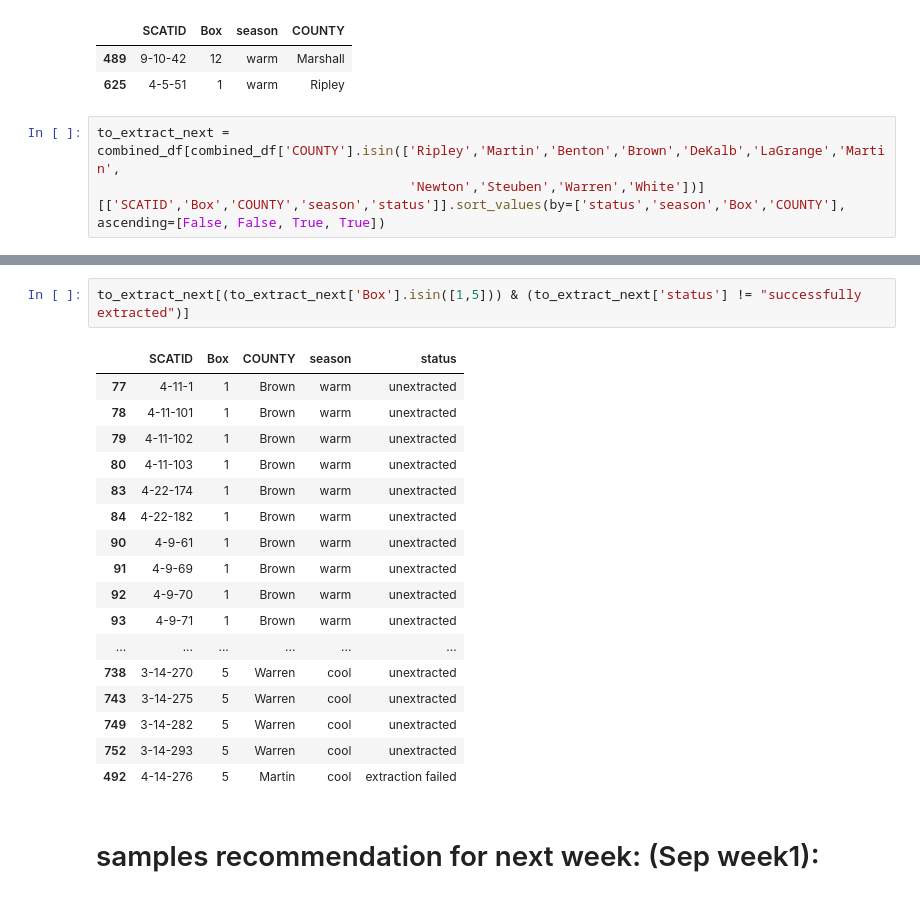
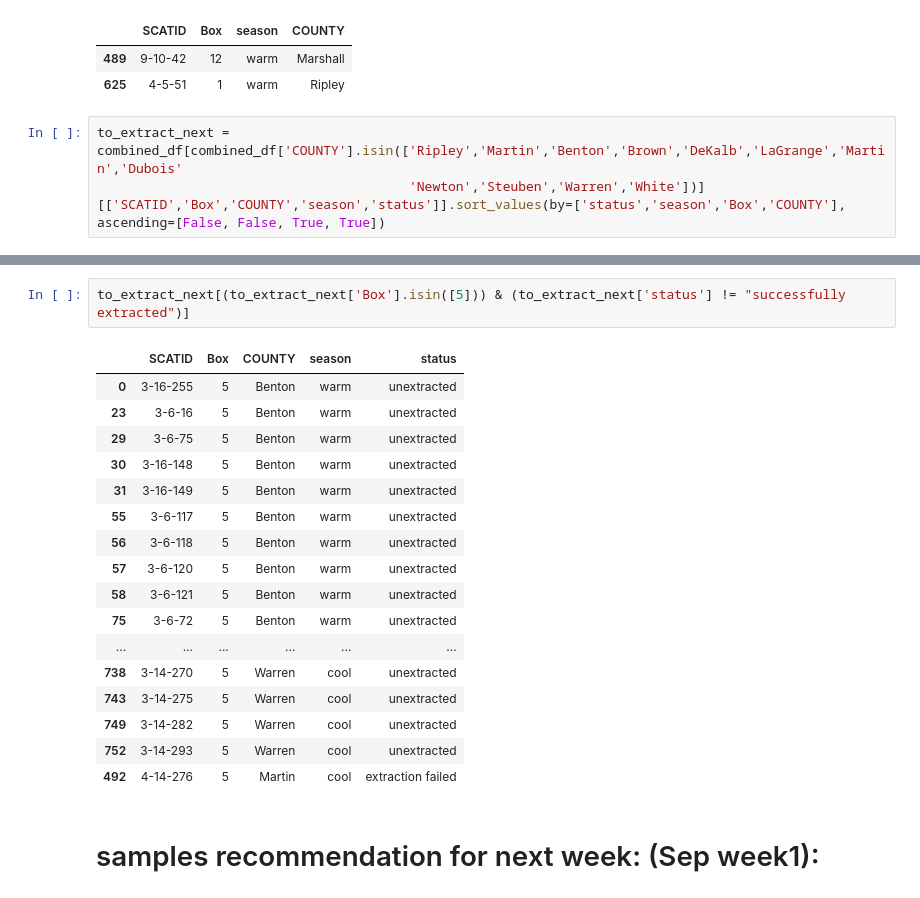
Before and after one commit to poudelmohit/carnivore_scat_samples_extraction, a Jupyter notebook: selecting_samples_to_extract.ipynb, the cells around one changed output, grey strips where cells are left out. Saved outputs shown, nothing was run; the diff lists cells and outputs as text.

```diff
--- a/selecting_samples_to_extract.ipynb
+++ b/selecting_samples_to_extract.ipynb
@@ -337,5 +337,5 @@ combined_df[(combined_df['COUNTY'].isin(['Ripley','Marshall'])) & (combined_df['
 | 489 | 9-10-42 | 12 | warm | Marshall |
 | 625 | 4-5-51 | 1 | warm | Ripley |
 # %%
-to_extract_next = combined_df[combined_df['COUNTY'].isin(['Ripley','Martin','Benton','Brown','DeKalb','LaGrange','Martin',
+to_extract_next = combined_df[combined_df['COUNTY'].isin(['Ripley','Martin','Benton','Brown','DeKalb','LaGrange','Martin','Dubois'
                                         'Newton','Steuben','Warren','White'])][['SCATID','Box','COUNTY','season','status']].sort_values(by=['status','season','Box','COUNTY'], ascending=[False, False, True, True])
@@ -342,17 +357,17 @@ to_extract_next = combined_df[combined_df['COUNTY'].isin(['Ripley','Martin','Ben
 # %%
-to_extract_next[(to_extract_next['Box'].isin([1,5])) & (to_extract_next['status'] != "successfully extracted")]
+to_extract_next[(to_extract_next['Box'].isin([5])) & (to_extract_next['status'] != "successfully extracted")]
 # %% [output]
 |  | SCATID | Box | COUNTY | season | status |
-| 77 | 4-11-1 | 1 | Brown | warm | unextracted |
-| 78 | 4-11-101 | 1 | Brown | warm | unextracted |
-| 79 | 4-11-102 | 1 | Brown | warm | unextracted |
-| 80 | 4-11-103 | 1 | Brown | warm | unextracted |
-| 83 | 4-22-174 | 1 | Brown | warm | unextracted |
-| 84 | 4-22-182 | 1 | Brown | warm | unextracted |
-| 90 | 4-9-61 | 1 | Brown | warm | unextracted |
-| 91 | 4-9-69 | 1 | Brown | warm | unextracted |
-| 92 | 4-9-70 | 1 | Brown | warm | unextracted |
-| 93 | 4-9-71 | 1 | Brown | warm | unextracted |
+| 0 | 3-16-255 | 5 | Benton | warm | unextracted |
+| 23 | 3-6-16 | 5 | Benton | warm | unextracted |
+| 29 | 3-6-75 | 5 | Benton | warm | unextracted |
+| 30 | 3-16-148 | 5 | Benton | warm | unextracted |
+| 31 | 3-16-149 | 5 | Benton | warm | unextracted |
+| 55 | 3-6-117 | 5 | Benton | warm | unextracted |
+| 56 | 3-6-118 | 5 | Benton | warm | unextracted |
+| 57 | 3-6-120 | 5 | Benton | warm | unextracted |
+| 58 | 3-6-121 | 5 | Benton | warm | unextracted |
+| 75 | 3-6-72 | 5 | Benton | warm | unextracted |
 | ... | ... | ... | ... | ... | ... |
 | 738 | 3-14-270 | 5 | Warren | cool | unextracted |
 | 743 | 3-14-275 | 5 | Warren | cool | unextracted |
```
Also changed, not shown: parts of 5 cells of this notebook.
